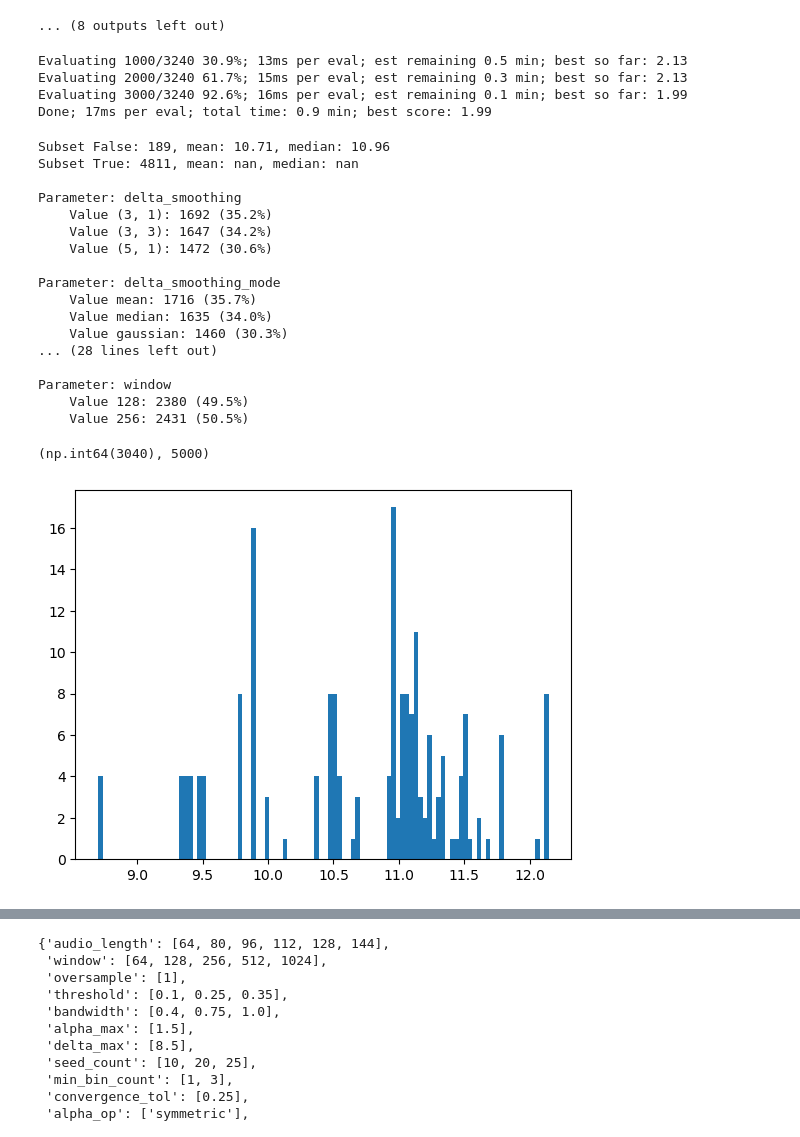
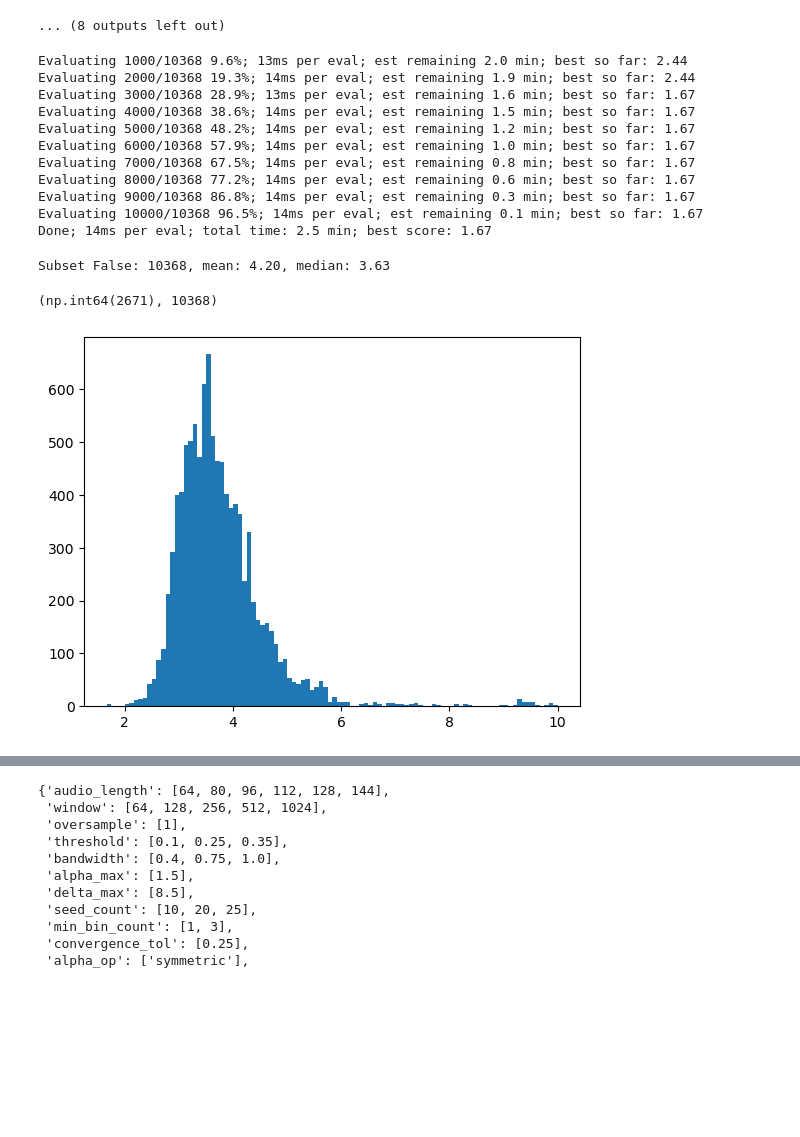
Before and after one commit to MoravianUniversity/duet, a Jupyter notebook: python/duet-opt.ipynb, the cells around one changed output, grey strips where cells are left out. Cells and saved outputs as stored; diff of their text form; code cells hidden in the pictures; blank space fills up the shorter version.

```diff
--- a/python/duet-opt.ipynb
+++ b/python/duet-opt.ipynb
@@ -144,0 +155,4 @@ init_data()
+# %%
+# Study one of the data samples in depth
+ind = 1
+DATA[ind]
@@ -144,0 +197,7 @@ init_data()
+# %%
+# Start of W-disjoint orthogonality computation
+duet = DuetMS(16000, window=256)
+tfs = [duet._construct_spectrogram(s) for s in DATA[ind][3]]
+mask = abs(tfs[0]) > abs(tfs[1])
+s_hat = duet._demix(mask-ish, tfs)
+# TODO: compute D/d according to 8.5 in paper
@@ -246,25 +324,38 @@ for i, params in enumerate(param_grid):
         elapsed = time.time() - overall_start
         perc = i / len(param_grid)
         per = elapsed / i * 1000
-        print(f"Evaluating {i}/{len(param_grid)} {perc:.1%}; {round(per)}ms per eval; est remaining {per*(len(param_grid)-i)/(60*1000):.1f} min; best so far: {min(scores_list):.2f}")
+        print(f"Evaluating {i}/{len(param_grid)} {perc:.1%}; "
+              f"{round(per)}ms per eval; "
+              f"est remaining {per*(len(param_grid)-i)/(60*1000):.1f} min; "
+              f"best so far: {min(s['custom'] for s in scores_list):.2f}")
     score, elapsed = check_params(params)
     scores_list.append(score)
     times_list.append(elapsed)
 
 elapsed = time.time() - overall_start
 per = elapsed / len(param_grid) * 1000
-print(f"Done; {round(per)}ms per eval; total time: {elapsed/60:.1f} min; best score: {min(scores_list):.2f}")
+print(f"Done; {round(per)}ms per eval; "
+      f"total time: {elapsed/60:.1f} min; "
+      f"best score: {min(s['custom'] for s in scores_list):.2f}")
 
-scores = np.array(scores_list)
-scores_orig = scores.copy()
-scores[scores == float('inf')] = np.nan  # remove infinite scores
+# TODO: need to fix this for new setup
+# scores = np.array(scores_list)
+# scores_orig = scores.copy()
+# scores[scores == float('inf')] = np.nan  # remove infinite scores
 times = np.array(times_list)
 #times[times > 0.5] = np.nan
 # %% [output]
-Evaluating 1000/3240 30.9%; 13ms per eval; est remaining 0.5 min; best so far: 2.13
-Evaluating 2000/3240 61.7%; 15ms per eval; est remaining 0.3 min; best so far: 2.13
-Evaluating 3000/3240 92.6%; 16ms per eval; est remaining 0.1 min; best so far: 1.99
-Done; 17ms per eval; total time: 0.9 min; best score: 1.99
+Evaluating 1000/10368 9.6%; 13ms per eval; est remaining 2.0 min; best so far: 2.44
+Evaluating 2000/10368 19.3%; 14ms per eval; est remaining 1.9 min; best so far: 2.44
+Evaluating 3000/10368 28.9%; 13ms per eval; est remaining 1.6 min; best so far: 1.67
+Evaluating 4000/10368 38.6%; 14ms per eval; est remaining 1.5 min; best so far: 1.67
+Evaluating 5000/10368 48.2%; 14ms per eval; est remaining 1.2 min; best so far: 1.67
+Evaluating 6000/10368 57.9%; 14ms per eval; est remaining 1.0 min; best so far: 1.67
+Evaluating 7000/10368 67.5%; 14ms per eval; est remaining 0.8 min; best so far: 1.67
+Evaluating 8000/10368 77.2%; 14ms per eval; est remaining 0.6 min; best so far: 1.67
+Evaluating 9000/10368 86.8%; 14ms per eval; est remaining 0.3 min; best so far: 1.67
+Evaluating 10000/10368 96.5%; 14ms per eval; est remaining 0.1 min; best so far: 1.67
+Done; 14ms per eval; total time: 2.5 min; best score: 1.67
 # %%
 ########## Load CSV Data ##########
 # Read results from CSV and analyze
@@ -291,28 +382,15 @@ for params in param_grid:
                 pass
 # %%
 # Display basic info
+# TODO: new to fix this for new setup
+scores = np.array([s['custom'] for s in scores_list])
+times = np.array(times_list)
 compare_subsets(np.isnan(scores), param_grid, scores)  # check which parameters are associated with failed runs (NaN scores)
-plt.hist(scores, bins=100) # plot overall distribution of scores (lower is better)
+plt.hist(scores, bins=100, range=(np.nanmin(scores), min(np.nanmax(scores), 10))) # plot overall distribution of scores (lower is better)
 np.argmin(scores), len(scores) # best score and total evaluations
 # %% [output]
-Subset False: 189, mean: 10.71, median: 10.96
-Subset True: 4811, mean: nan, median: nan
-
-Parameter: delta_smoothing
-    Value (3, 1): 1692 (35.2%)
-    Value (3, 3): 1647 (34.2%)
-    Value (5, 1): 1472 (30.6%)
-
-Parameter: delta_smoothing_mode
-    Value mean: 1716 (35.7%)
-    Value median: 1635 (34.0%)
-    Value gaussian: 1460 (30.3%)
-... (28 lines left out)
-
-Parameter: window
-    Value 128: 2380 (49.5%)
-    Value 256: 2431 (50.5%)
+Subset False: 10368, mean: 4.20, median: 3.63
-(np.int64(3040), 5000)
+(np.int64(2671), 10368)
-[figure, old version]
+[figure, new version]
 # %%
 # Analyze parameter effects on score and time
```
Also changed, not shown: parts of 19 cells of this notebook, 2 other files.
